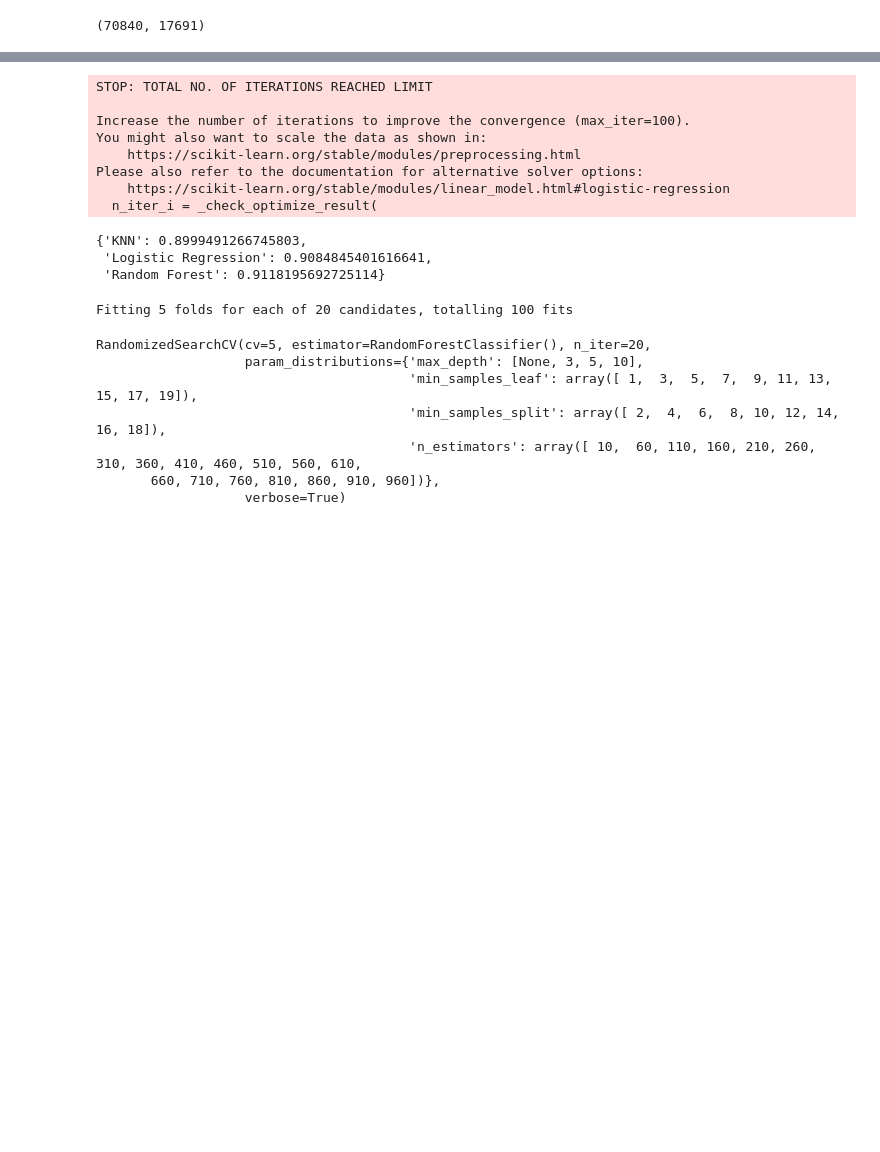
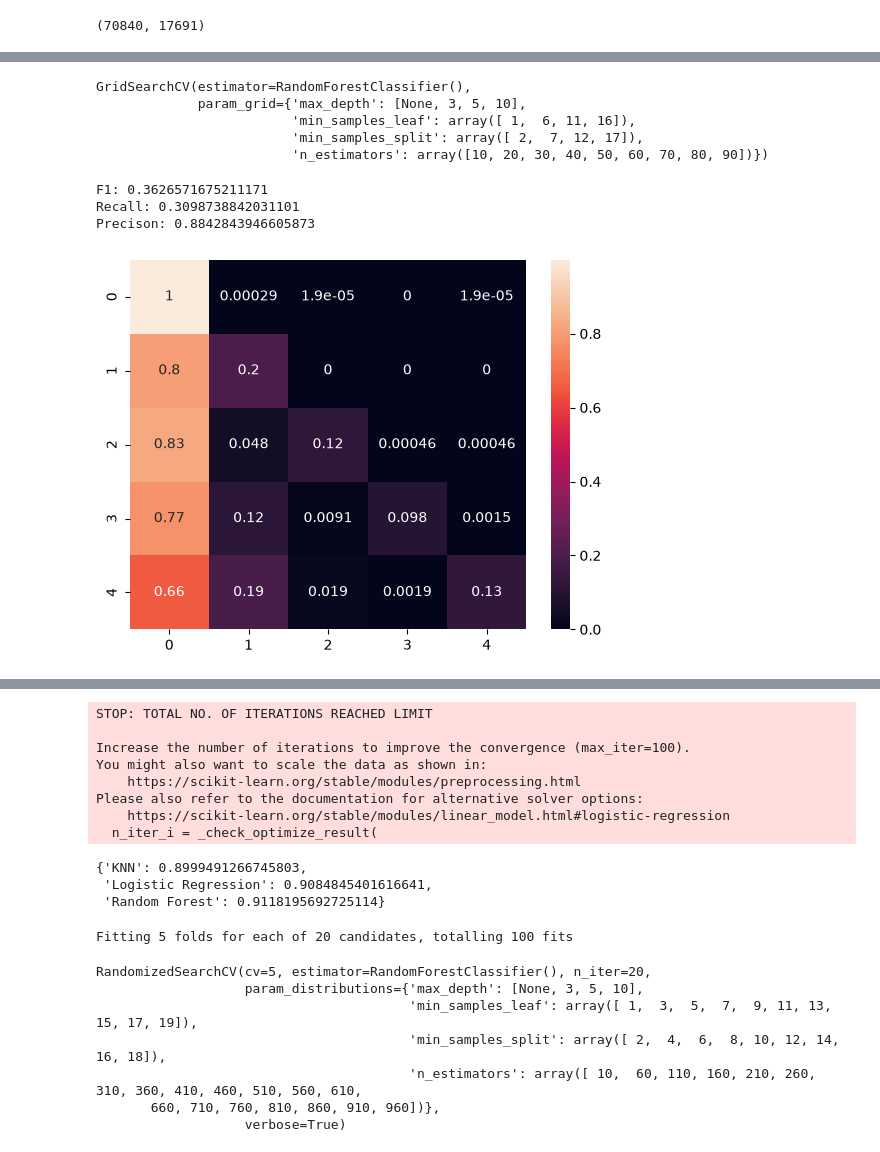
Before and after one commit to toni-cav/Analise_SIICUSP, a Jupyter notebook: exploratorio_depressao_e_sem_depressao.ipynb, the cells around one changed output, grey strips where cells are left out. Cells and saved outputs as stored; diff of their text form; code cells hidden in the pictures; blank space fills up the shorter version.

```diff
--- a/exploratorio_depressao_e_sem_depressao.ipynb
+++ b/exploratorio_depressao_e_sem_depressao.ipynb
@@ -851,0 +929,17 @@ Precison: 0.21907162360848562
+# %%
+from sklearn.model_selection import GridSearchCV
+
+dt = DecisionTreeClassifier()
+
+params = {
+    'max_depth': [3, 4, 5, 6, 7, 8],
+    'criterion': ['gini', 'entopy', 'log_loss'],
+    'splitter': ['best', 'random'],
+    'min_samples_split': [1, 2, 4, 6, 8, 10],
+    'min_samples_leaf': [1, 2, 4, 6, 8, 10],
+    'random_state': [42],
+    'class_weight': [None, 'balanced']
+}
+
+clf = GridSearchCV(dt, params)
+clf.fit(X_train, y_train)
@@ -851,0 +971,26 @@ Precison: 0.21907162360848562
+# %%
+from sklearn.model_selection import GridSearchCV
+from sklearn.ensemble import RandomForestClassifier
+
+rf = RandomForestClassifier()
+
+rf_grid = {"n_estimators": np.arange(10, 100, 10),
+           "max_depth": [None, 3, 5, 10],
+           "min_samples_split": np.arange(2, 20, 5),
+           "min_samples_leaf": np.arange(1, 20, 5)}
+
+clf = GridSearchCV(rf, rf_grid)
+clf.fit(X_train, y_train)
+# %% [output]
+GridSearchCV(estimator=RandomForestClassifier(),
+             param_grid={'max_depth': [None, 3, 5, 10],
+                         'min_samples_leaf': array([ 1,  6, 11, 16]),
+                         'min_samples_split': array([ 2,  7, 12, 17]),
+                         'n_estimators': array([10, 20, 30, 40, 50, 60, 70, 80, 90])})
+# %%
+eval(clf, X_train, y_train)
+# %% [output]
+F1: 0.3626571675211171
+Recall: 0.3098738842031101
+Precison: 0.8842843946605873
+[figure, added]
```
Also changed, not shown: parts of 9 cells of this notebook, 1 other file.
